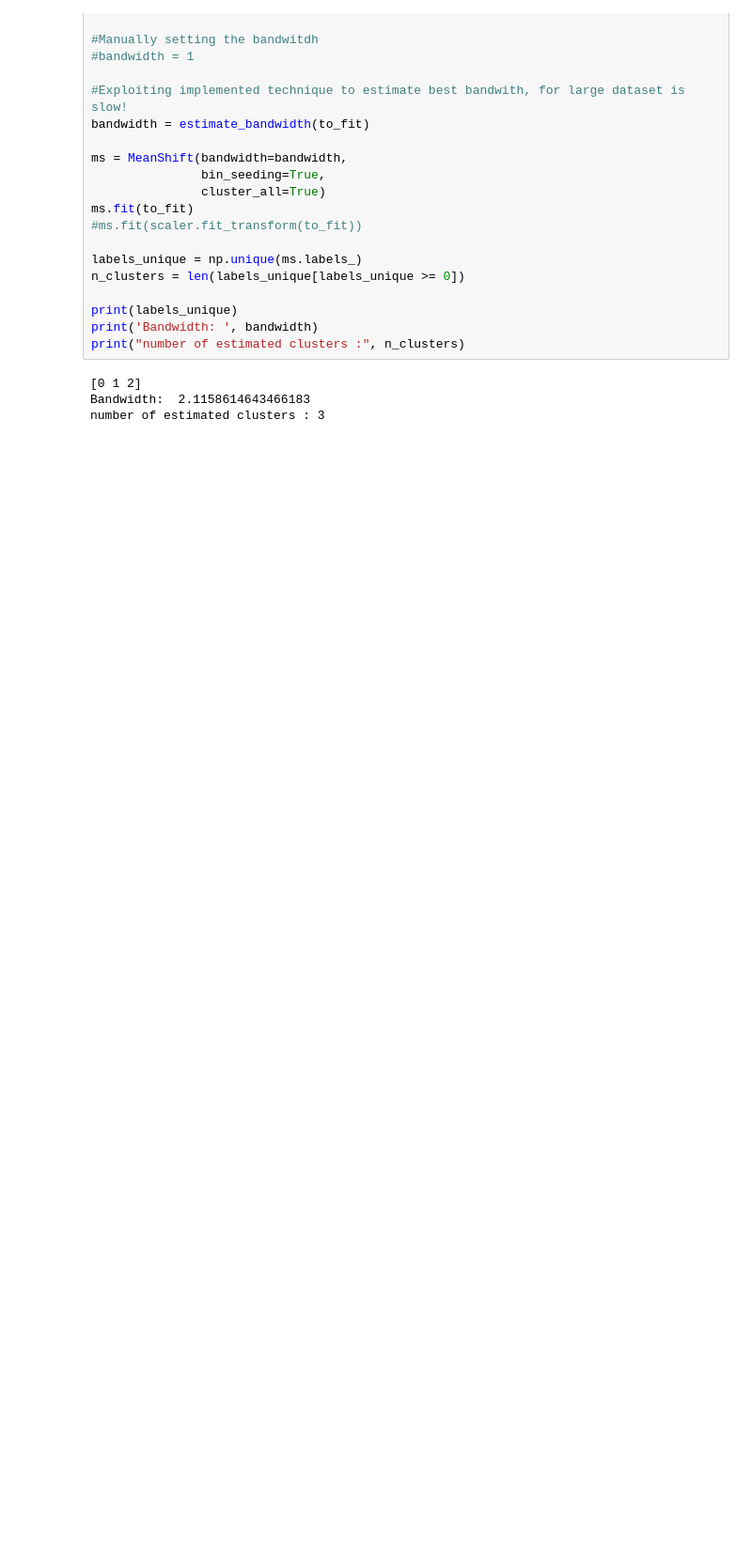
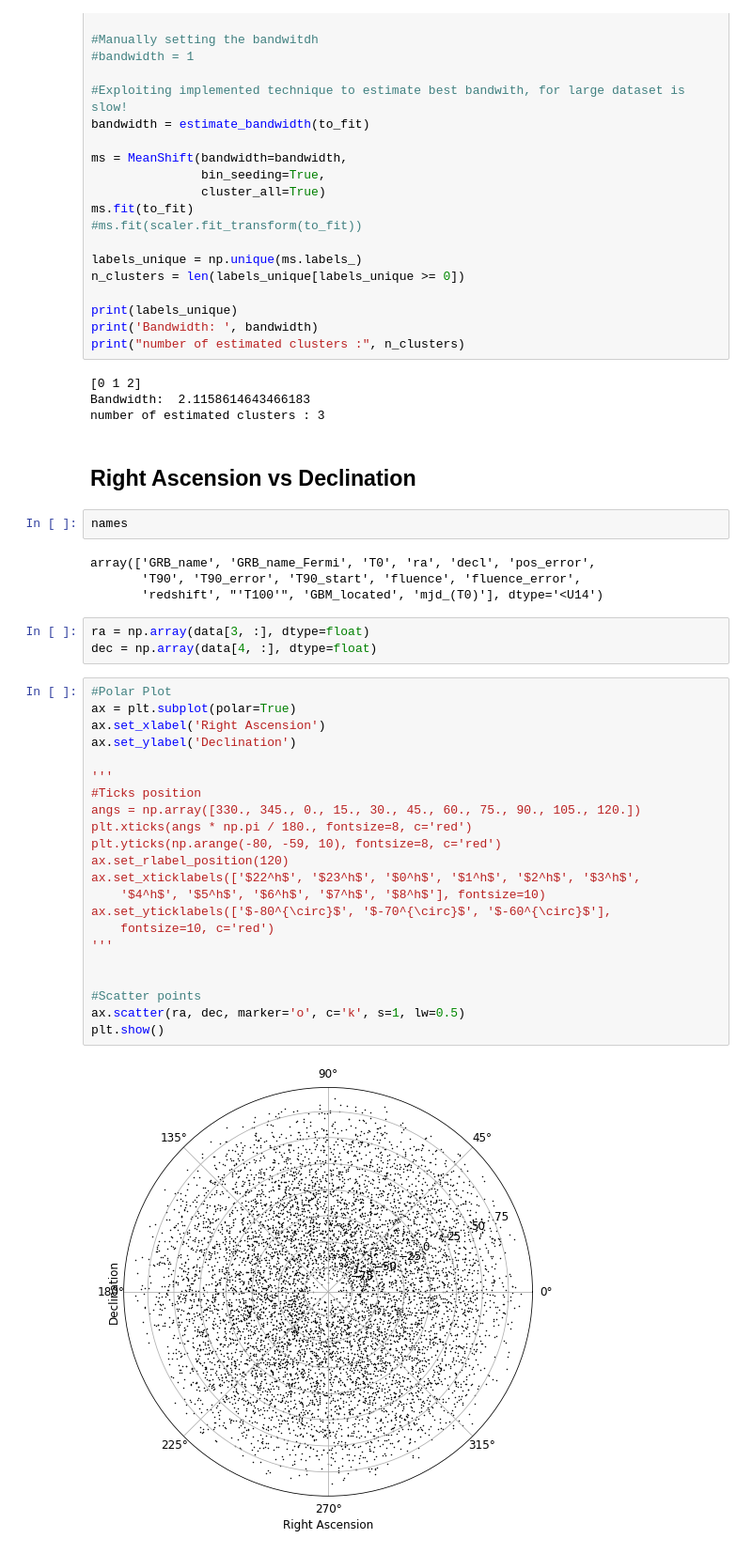
Before and after one commit to olli-e-benji/Astrostatistics-and-Machine-Learning-2023, a Jupyter notebook: working/L14_ClusteringGRBs.ipynb, the cells around one changed output. Shown at 94% size. Drawn from its saved outputs; the diff is of its cells as text; blank space fills up the shorter version.

```diff
--- a/working/L14_ClusteringGRBs.ipynb
+++ b/working/L14_ClusteringGRBs.ipynb
@@ -228,3 +230,38 @@ print("number of estimated clusters :", n_clusters)
 [0 1 2]
 Bandwidth:  2.1158614643466183
 number of estimated clusters : 3
+# %% [markdown]
+## Right Ascension vs Declination
+# %%
+names
+# %% [output]
+array(['GRB_name', 'GRB_name_Fermi', 'T0', 'ra', 'decl', 'pos_error',
+       'T90', 'T90_error', 'T90_start', 'fluence', 'fluence_error',
+       'redshift', "'T100'", 'GBM_located', 'mjd_(T0)'], dtype='<U14')
+# %%
+ra = np.array(data[3, :], dtype=float)
+dec = np.array(data[4, :], dtype=float)
+# %%
+#Polar Plot
+ax = plt.subplot(polar=True)
+ax.set_xlabel('Right Ascension')
+ax.set_ylabel('Declination')
+
+'''
+#Ticks position
+angs = np.array([330., 345., 0., 15., 30., 45., 60., 75., 90., 105., 120.])
+plt.xticks(angs * np.pi / 180., fontsize=8, c='red')
+plt.yticks(np.arange(-80, -59, 10), fontsize=8, c='red')
+ax.set_rlabel_position(120)
+ax.set_xticklabels(['$22^h$', '$23^h$', '$0^h$', '$1^h$', '$2^h$', '$3^h$',
+    '$4^h$', '$5^h$', '$6^h$', '$7^h$', '$8^h$'], fontsize=10)
+ax.set_yticklabels(['$-80^{\circ}$', '$-70^{\circ}$', '$-60^{\circ}$'],
+    fontsize=10, c='red')
+'''
+
+
+#Scatter points
+ax.scatter(ra, dec, marker='o', c='k', s=1, lw=0.5)
+plt.show()
+# %% [output]
+[figure, added]
```
Also changed, not shown: parts of 17 cells of this notebook.
